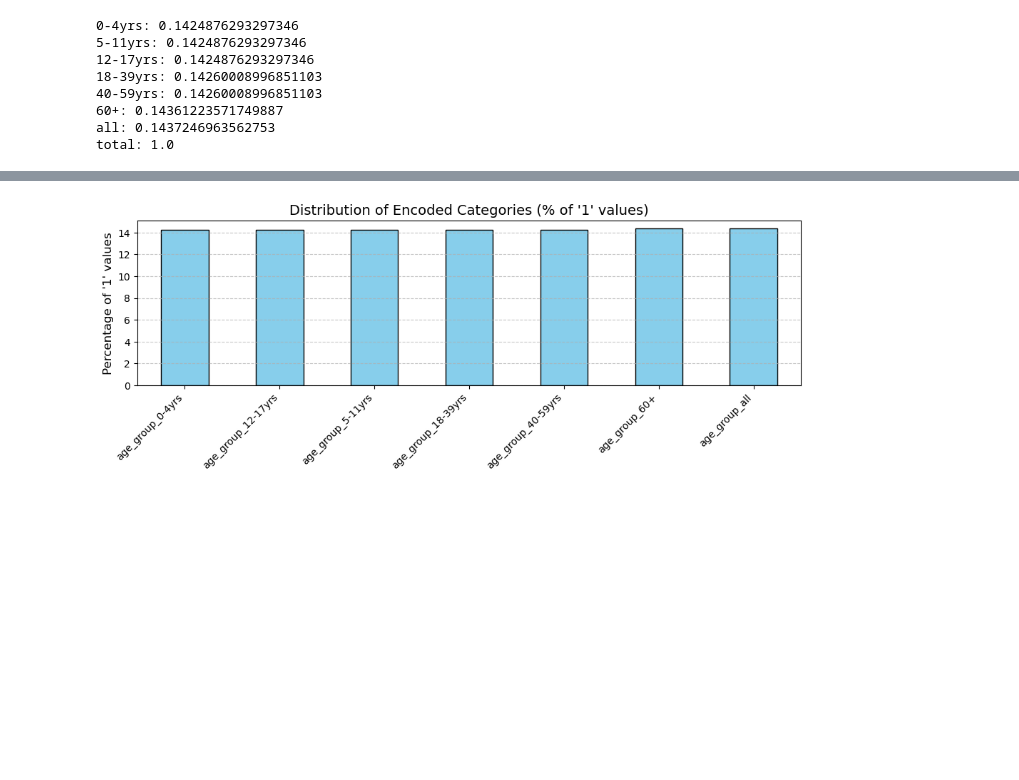
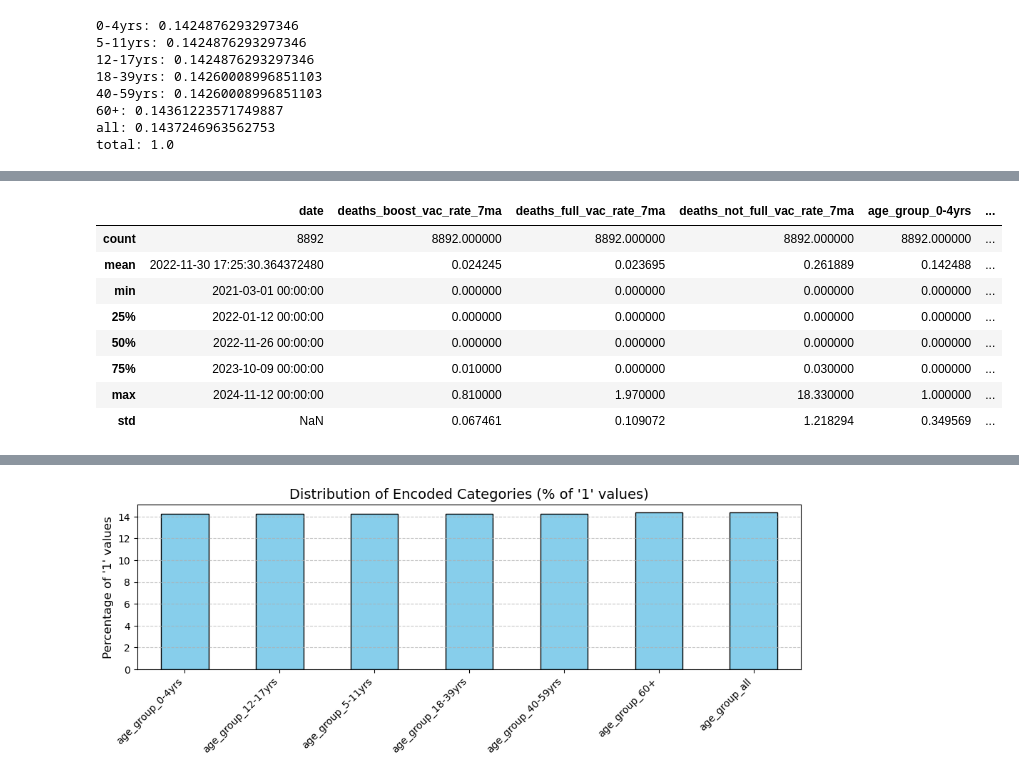
Before and after one commit to JUNJINCH/Business_Intelligence_Project, a Jupyter notebook: Deaths Involving COVID-19 by Vaccination Status Dataset Cleaning.ipynb, the cells around one changed output, grey strips where cells are left out. Cells and saved outputs as stored; diff of their text form; code cells hidden in the pictures; blank space fills up the shorter version.

```diff
--- a/Deaths Involving COVID-19 by Vaccination Status Dataset Cleaning.ipynb
+++ b/Deaths Involving COVID-19 by Vaccination Status Dataset Cleaning.ipynb
@@ -310,0 +327,4 @@ df.describe(include="all")
+# %%
+# create list with boolean columns
+bool_columns = ['age_group_0-4yrs', 'age_group_12-17yrs', 'age_group_18-39yrs', 'age_group_40-59yrs', 'age_group_5-11yrs', 'age_group_60+',  'age_group_all']
+print(bool_columns)
@@ -310,0 +333,3 @@ df.describe(include="all")
+# %%
+# convert bool datatype to int
+df[bool_columns] = df[bool_columns].astype(int)
@@ -310,0 +352,13 @@ df.describe(include="all")
+# %%
+# get summary statistics
+df.describe(include="all")
+# %% [output]
+|  | date | deaths_boost_vac_rate_7ma | deaths_full_vac_rate_7ma | deaths_not_full_vac_rate_7ma | age_group_0-4yrs | ... |
+| count | 8892 | 8892.000000 | 8892.000000 | 8892.000000 | 8892.000000 | ... |
+| mean | 2022-11-30 17:25:30.364372480 | 0.024245 | 0.023695 | 0.261889 | 0.142488 | ... |
+| min | 2021-03-01 00:00:00 | 0.000000 | 0.000000 | 0.000000 | 0.000000 | ... |
+| 25% | 2022-01-12 00:00:00 | 0.000000 | 0.000000 | 0.000000 | 0.000000 | ... |
+| 50% | 2022-11-26 00:00:00 | 0.000000 | 0.000000 | 0.000000 | 0.000000 | ... |
+| 75% | 2023-10-09 00:00:00 | 0.010000 | 0.000000 | 0.030000 | 0.000000 | ... |
+| max | 2024-11-12 00:00:00 | 0.810000 | 1.970000 | 18.330000 | 1.000000 | ... |
+| std | NaN | 0.067461 | 0.109072 | 1.218294 | 0.349569 | ... |
```
Also changed, not shown: parts of 4 cells of this notebook, 2 other files.
